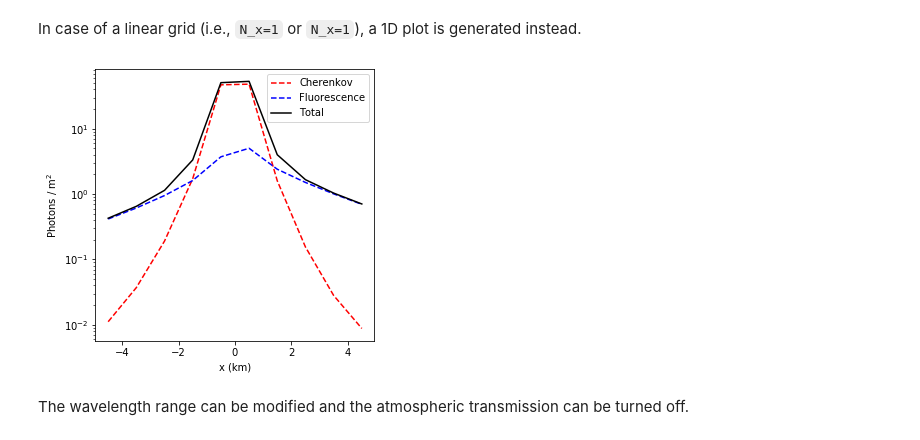
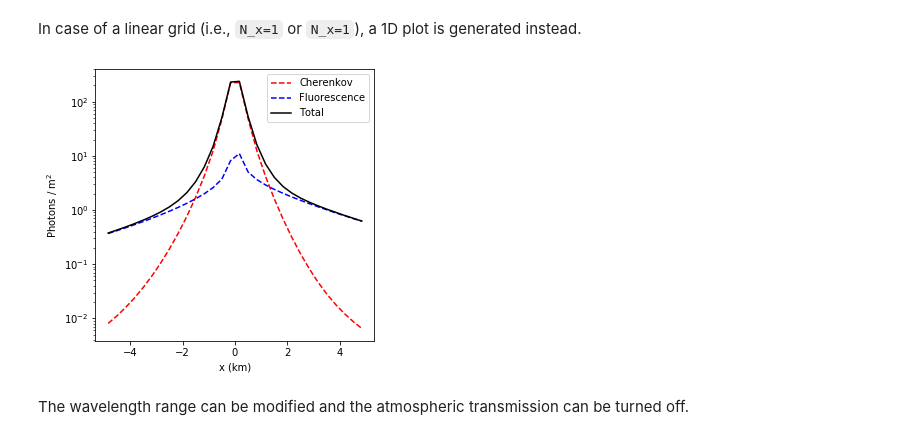
Before and after one commit to JaimeRosado/ShowerModel, a Jupyter notebook: notebooks/UC3 Signal production and ground distribution.ipynb, the cells around one changed output. Drawn from its saved outputs; the diff is of its cells as text; code cells hidden in the pictures.

```diff
--- a/notebooks/UC3 Signal production and ground distribution.ipynb
+++ b/notebooks/UC3 Signal production and ground distribution.ipynb
@@ -211,9 +211,9 @@ shower.show_distribution(x_c=x_c, y_c=y_c, z_c=z_c, size_x=4., size_y=4., N_x=10
 # %% [markdown]
 In case of a linear grid (i.e., `N_x=1` or `N_x=1`), a 1D plot is generated instead.
 # %%
-shower.show_distribution(size_x=10., N_x=10, N_y=1);
+shower.show_distribution(size_x=10., N_x=30, N_y=1);
 # %% [output]
-[figure, old version]
+[figure, new version]
 # %% [markdown]
 The wavelength range can be modified and the atmospheric transmission can be turned off.
 # %%
```
Also changed, not shown: 2 other files.
